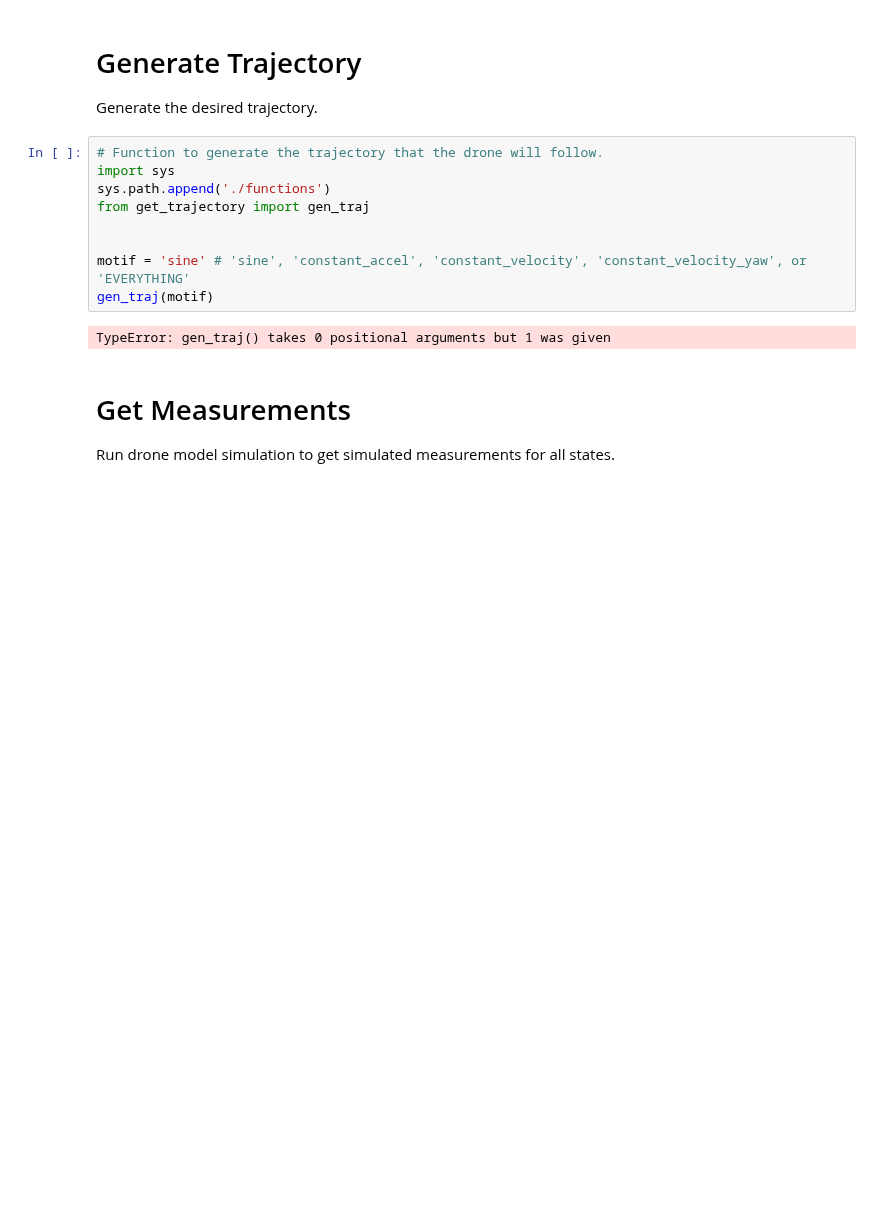
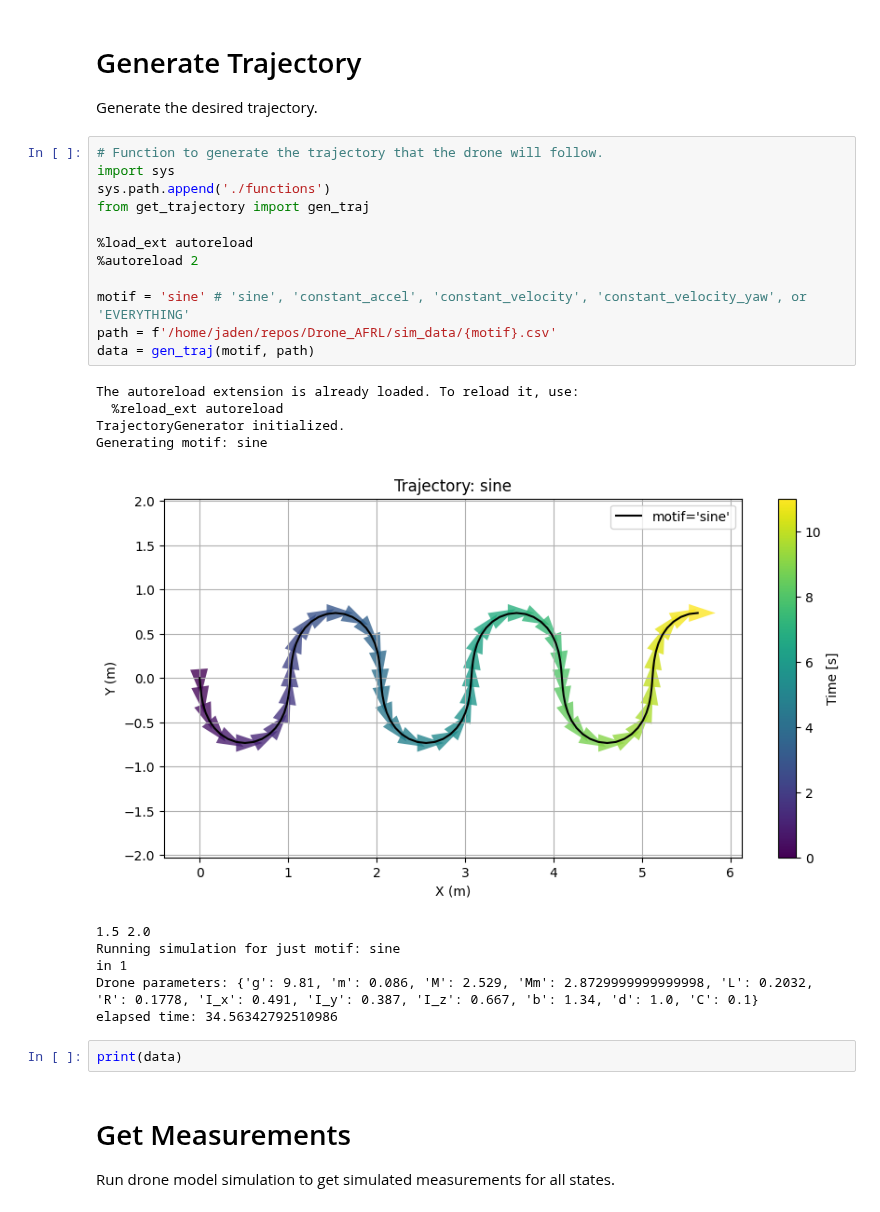
Before and after one commit to jadenmecham/First-Project, a Jupyter notebook: 5 - Ben and Austin Drone Model/main.ipynb, the cells around one changed output. Drawn from its saved outputs; the diff is of its cells as text; blank space fills up the shorter version.

Commit message:
get data works

```diff
--- a/5 - Ben and Austin Drone Model/main.ipynb
+++ b/5 - Ben and Austin Drone Model/main.ipynb
@@ -7,14 +7,28 @@ Generate the desired trajectory.
 # %%
 # Function to generate the trajectory that the drone will follow.
 import sys
 sys.path.append('./functions')
 from get_trajectory import gen_traj
 
+%load_ext autoreload
+%autoreload 2
 
 motif = 'sine' # 'sine', 'constant_accel', 'constant_velocity', 'constant_velocity_yaw', or 'EVERYTHING'
-gen_traj(motif)
+path = f'/home/jaden/repos/Drone_AFRL/sim_data/{motif}.csv'
+data = gen_traj(motif, path)
 # %% [output]
-TypeError: gen_traj() takes 0 positional arguments but 1 was given
+The autoreload extension is already loaded. To reload it, use:
+  %reload_ext autoreload
+TrajectoryGenerator initialized.
+Generating motif: sine
+[figure, added]
+1.5 2.0
+Running simulation for just motif: sine
+in 1
+Drone parameters: {'g': 9.81, 'm': 0.086, 'M': 2.529, 'Mm': 2.8729999999999998, 'L': 0.2032, 'R': 0.1778, 'I_x': 0.491, 'I_y': 0.387, 'I_z': 0.667, 'b': 1.34, 'd': 1.0, 'C': 0.1}
+elapsed time: 34.56342792510986
+# %%
+print(data)
 # %% [markdown]
 # Get Measurements
 Run drone model simulation to get simulated measurements for all states.
```
Also changed, not shown: 6 other files.
